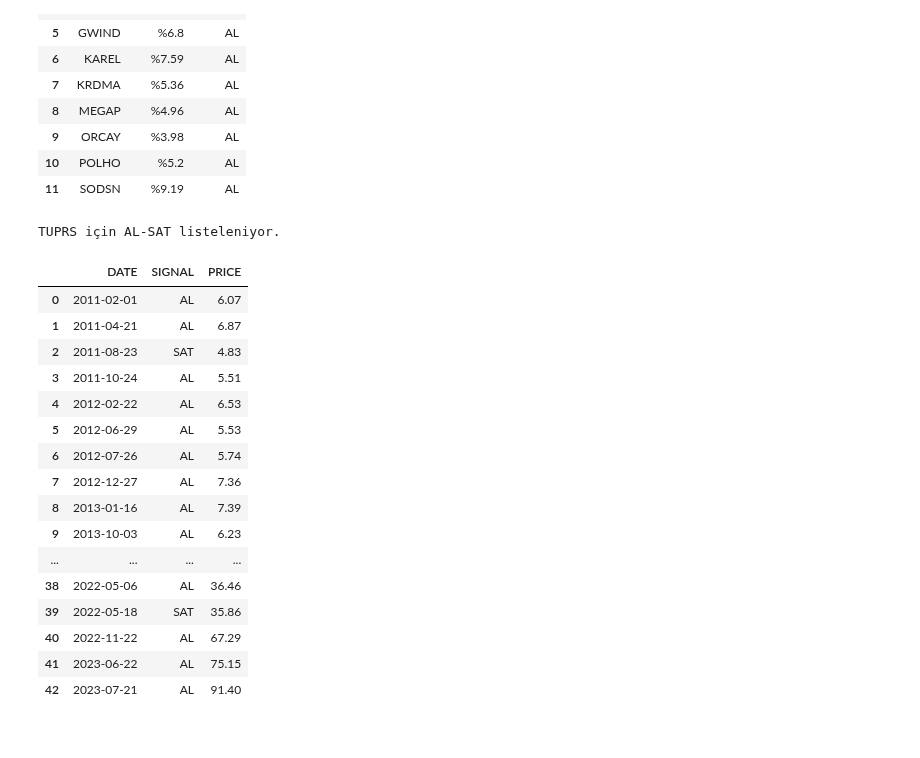
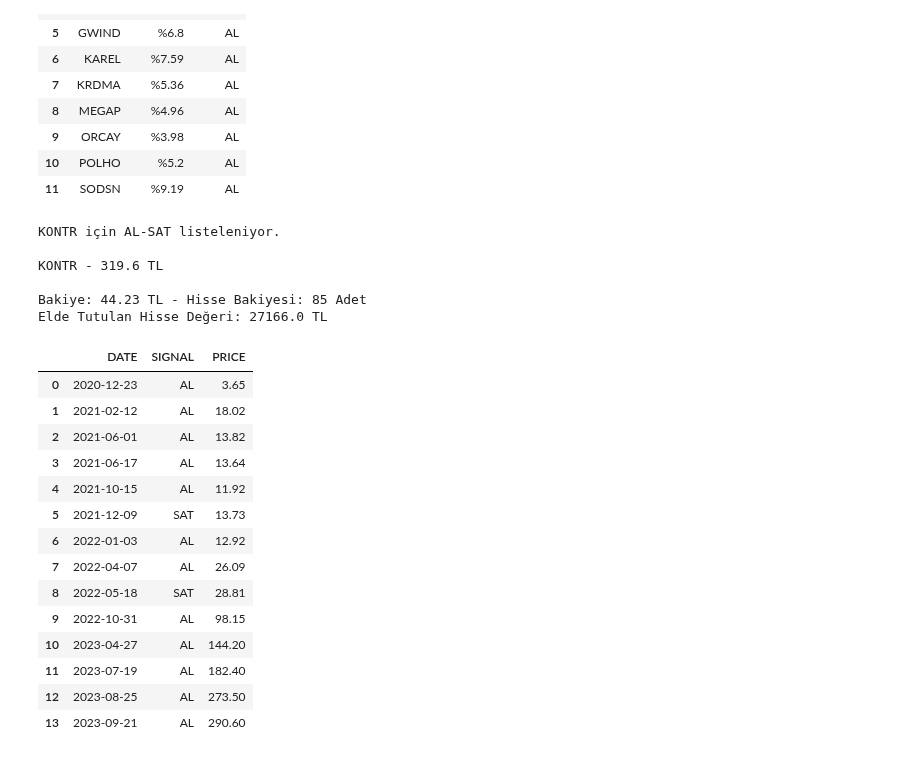
Before and after one commit to erendagasan/Eren-Dagasan-Personal, a Jupyter notebook: UI_DENEME.ipynb, the cells around one changed output. Drawn from its saved outputs; the diff is of its cells as text; code cells hidden in the pictures.

```diff
--- a/UI_DENEME.ipynb
+++ b/UI_DENEME.ipynb
@@ -914,7 +917,7 @@ whole_df.style.apply(color_boolean, axis=1)
 | 11 | SODSN | %9.19 | AL |
 # %%
 # @title Hisse özelinde sinyal geçmişi (RSI-MACD-EMA-VOLUME)
-hisse_adi = "KONTR" # @param {type:"string"}
+hisse_adi = "kontr" # @param {type:"string"}
 import requests
 from bs4 import BeautifulSoup
 from datetime import datetime, timedelta
@@ -958,48 +961,66 @@ try:
 
   for index, row in data.iterrows():
     if index > 2 and data["MACD"].iloc[index] > data["SIGNAL"].iloc[index] and data["MACD"].iloc[index-1] < data["SIGNAL"].iloc[index-1] and data["RSI"].iloc[index] > data["RSI-WMA"].iloc[index] and data["RSI"].iloc[index-1] < data["RSI-WMA"].iloc[index-1] and data["Volume"].iloc[index] > data["Volume"].iloc[index-1] and data["Close"].iloc[index] > data["EMA"].iloc[index]:
       signal_df = pd.concat([signal_df, pd.DataFrame([[data["Date"].iloc[index], "AL", data["Close"].iloc[index]]], columns=["DATE", "SIGNAL", "PRICE"])])
     if index > 2 and data["MACD"].iloc[index] < data["SIGNAL"].iloc[index] and data["MACD"].iloc[index-1] > data["SIGNAL"].iloc[index-1] and data["RSI"].iloc[index] < data["RSI-WMA"].iloc[index] and data["RSI"].iloc[index-1] > data["RSI-WMA"].iloc[index-1] and data["Volume"].iloc[index] < data["Volume"].iloc[index-1] and data["Close"].iloc[index] < data["EMA"].iloc[index]:
       signal_df = pd.concat([signal_df, pd.DataFrame([[data["Date"].iloc[index], "SAT", data["Close"].iloc[index]]], columns=["DATE", "SIGNAL", "PRICE"])])
 
   if signal_df.empty != True:
     signal_df['DATE'] = signal_df['DATE'].dt.strftime('%Y-%m-%d')
 
-  # for index, row in signal_df.iterrows():
+  balance = 1000
+  stock_balance = 0
+
+  for index, row in signal_df.iterrows():
+    if row["SIGNAL"] == "AL" and balance > row["PRICE"] and stock_balance == 0:
+      stock_balance = int(balance/row["PRICE"])
+      balance = balance - stock_balance*row["PRICE"]
+    elif row["SIGNAL"] == "SAT" and stock_balance > 0:
+      balance = balance + stock_balance*row["PRICE"]
+      stock_balance = 0
 
 
 except:
   print("HATA")
 
 clear_output()
 def color_boolean(row):
     color = ''
     if row["SIGNAL"] == "AL":
       color = 'green'
     else:
       color='red'
     return ['background-color: %s' % color] * len(row)
 
 print(f"{stock} için AL-SAT listeleniyor.\n")
 
+stock_closing_price = data["Close"].iloc[-1]
+print(f"{stock} - {round(stock_closing_price, 2)} TL\n")
+print(f"Bakiye: {round(balance,2)} TL - Hisse Bakiyesi: {round(stock_balance,2)} Adet")
+if stock_balance > 0:
+  print(f"Elde Tutulan Hisse Değeri: {round(stock_closing_price*stock_balance, 2)} TL\n")
+
 signal_df.reset_index(drop=True, inplace=True)
 signal_df.style.apply(color_boolean, axis=1).format({col: "{:.2f}" for col in signal_df.select_dtypes(include='float').columns})
 # %% [output]
-TUPRS için AL-SAT listeleniyor.
+KONTR için AL-SAT listeleniyor.
+
+KONTR - 319.6 TL
+
+Bakiye: 44.23 TL - Hisse Bakiyesi: 85 Adet
+Elde Tutulan Hisse Değeri: 27166.0 TL
 |  | DATE | SIGNAL | PRICE |
-| 0 | 2011-02-01 | AL | 6.07 |
-| 1 | 2011-04-21 | AL | 6.87 |
-| 2 | 2011-08-23 | SAT | 4.83 |
-| 3 | 2011-10-24 | AL | 5.51 |
-| 4 | 2012-02-22 | AL | 6.53 |
-| 5 | 2012-06-29 | AL | 5.53 |
-| 6 | 2012-07-26 | AL | 5.74 |
-| 7 | 2012-12-27 | AL | 7.36 |
-| 8 | 2013-01-16 | AL | 7.39 |
-| 9 | 2013-10-03 | AL | 6.23 |
-| ... | ... | ... | ... |
-| 38 | 2022-05-06 | AL | 36.46 |
-| 39 | 2022-05-18 | SAT | 35.86 |
-| 40 | 2022-11-22 | AL | 67.29 |
-| 41 | 2023-06-22 | AL | 75.15 |
-| 42 | 2023-07-21 | AL | 91.40 |
+| 0 | 2020-12-23 | AL | 3.65 |
+| 1 | 2021-02-12 | AL | 18.02 |
+| 2 | 2021-06-01 | AL | 13.82 |
+| 3 | 2021-06-17 | AL | 13.64 |
+| 4 | 2021-10-15 | AL | 11.92 |
+| 5 | 2021-12-09 | SAT | 13.73 |
+| 6 | 2022-01-03 | AL | 12.92 |
+| 7 | 2022-04-07 | AL | 26.09 |
+| 8 | 2022-05-18 | SAT | 28.81 |
+| 9 | 2022-10-31 | AL | 98.15 |
+| 10 | 2023-04-27 | AL | 144.20 |
+| 11 | 2023-07-19 | AL | 182.40 |
+| 12 | 2023-08-25 | AL | 273.50 |
+| 13 | 2023-09-21 | AL | 290.60 |
```
Also changed, not shown: parts of 1 cell of this notebook.
